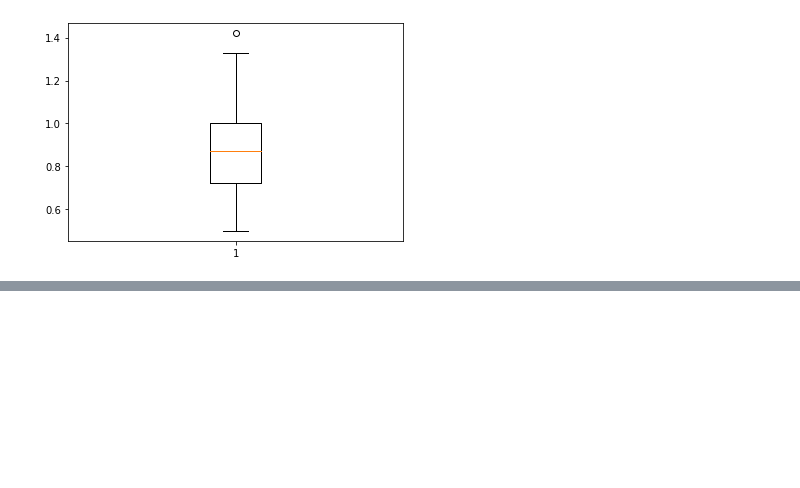
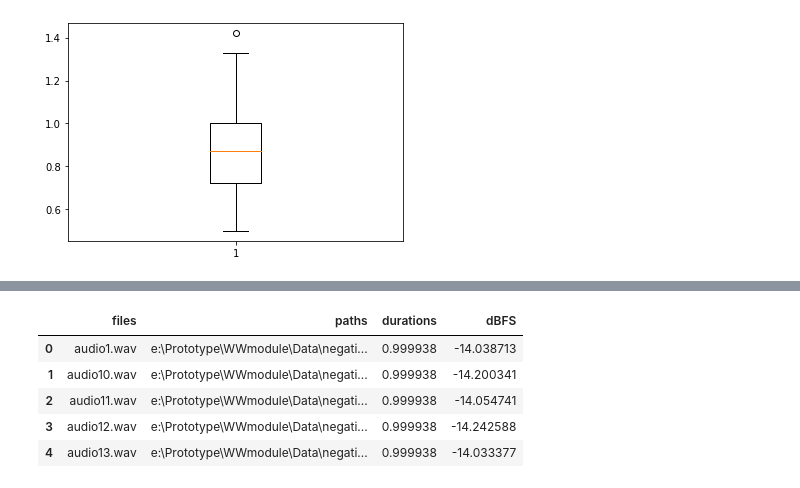
Before and after one commit to OmkarParab-source/WWmodule, a Jupyter notebook: data_analysis.ipynb, the cells around one changed output, grey strips where cells are left out. Cells and saved outputs as stored; diff of their text form; code cells hidden in the pictures; blank space fills up the shorter version.

```diff
--- a/data_analysis.ipynb
+++ b/data_analysis.ipynb
@@ -62,0 +84,11 @@ plt.show()
+# %%
+negData["durations"] = [durAudio(x) for x in negData["paths"]]
+negData["dBFS"] = [return_dBFS(x) for x in negData["paths"]]
+negData.head()
+# %% [output]
+|  | files | paths | durations | dBFS |
+| 0 | audio1.wav | e:\Prototype\WWmodule\Data\negati... | 0.999938 | -14.038713 |
+| 1 | audio10.wav | e:\Prototype\WWmodule\Data\negati... | 0.999938 | -14.200341 |
+| 2 | audio11.wav | e:\Prototype\WWmodule\Data\negati... | 0.999938 | -14.054741 |
+| 3 | audio12.wav | e:\Prototype\WWmodule\Data\negati... | 0.999938 | -14.242588 |
+| 4 | audio13.wav | e:\Prototype\WWmodule\Data\negati... | 0.999938 | -14.033377 |
```
Also changed, not shown: parts of 9 cells of this notebook, 11 other files.
